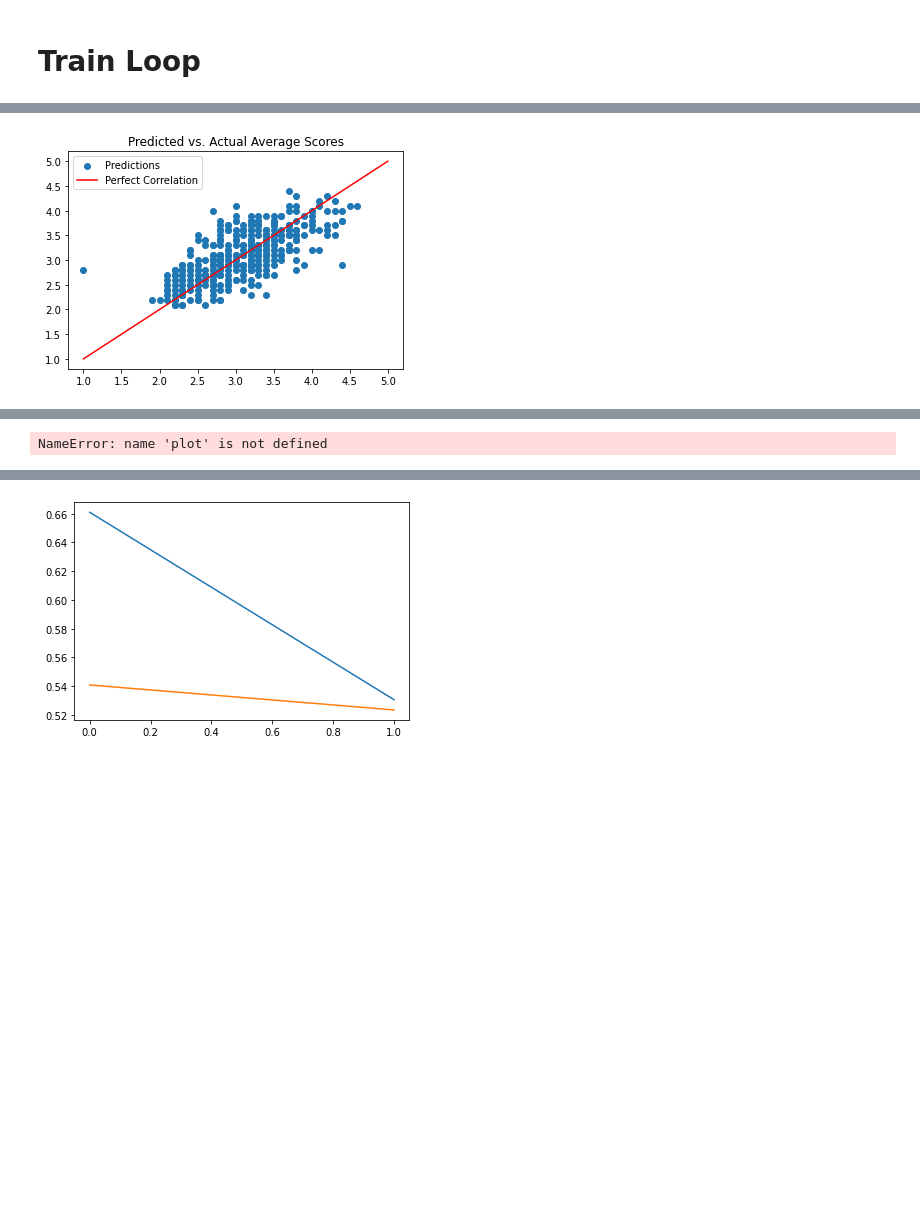
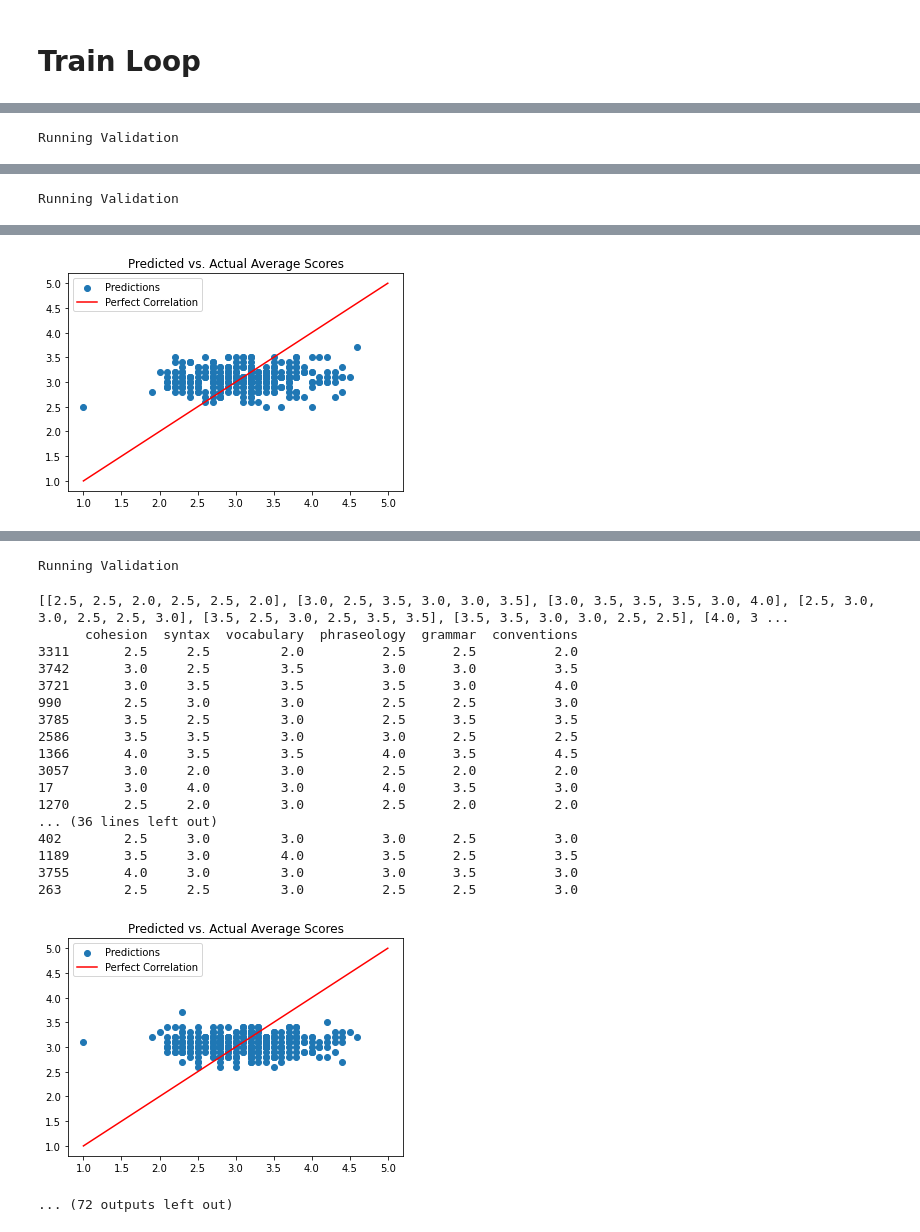
Before and after one commit to kdevoe/Essay-Scoring, a Jupyter notebook: ell-debertav3-base.ipynb, the cells around one changed output, grey strips where cells are left out. Drawn from its saved outputs; the diff is of its cells as text; code cells hidden in the pictures; blank space fills up the shorter version.

```diff
--- a/ell-debertav3-base.ipynb
+++ b/ell-debertav3-base.ipynb
@@ -477,29 +477,28 @@ def iterate(mode, dataloader, model, criterion, optimizer, batch_size, epoch, re
     return total_loss, labels, predictions
 # %%
 def save_results(results, hparams, train_loss, val_loss, epoch, path="../working/performance.csv"):
-     # Add losses to output
-            results[-2].append(train_loss)
-            results[-1].append(val_loss)
+    # Add losses to output
+    results[-2].append(train_loss)
+    results[-1].append(val_loss)
 
-            # Write output to outfile
-            max_epochs = max([len(result) for result in results])
+    # Write output to outfile
+    max_epochs = max([len(result) for result in results])
 
-            train_val = ['train', 'val'] * hparams.shape[0]
+    train_val = ['train', 'val'] * hparams.shape[0]
 
-            df_results = pd.DataFrame(results, columns = [x + 1 for x in range(max_epochs)])
+    df_results = pd.DataFrame(results, columns = [x + 1 for x in range(max_epochs)])
 
-            double_df = pd.DataFrame(np.repeat(hparams.values, 2, axis=0))
-            double_df.columns = hparams.columns
-            double_df.insert(loc=double_df.shape[1], column='Type', value=train_val)
+    double_df = pd.DataFrame(np.repeat(hparams.values, 2, axis=0))
+    double_df.columns = hparams.columns
+    double_df.insert(loc=double_df.shape[1], column='Type', value=train_val)
 
-            df_results = pd.concat([double_df, df_results], axis=1)
+    df_results = pd.concat([double_df, df_results], axis=1)
 
-            df_results.to_csv('../working/performance.csv', index=False)
+    df_results.to_csv('../working/performance.csv', index=False)
 
-            # Print the results for the epoch
-            print(
-                f'Results Saved -- Epoch: {epoch + 1} | Train Loss: {train_loss: .3f} \
-                | Val Loss: {val_loss : .3f}')
+    # Print the results for the epoch
+    print(f'Results Saved -- Epoch: {epoch + 1} | Train Loss: {train_loss: .3f} \
+    | Val Loss: {val_loss : .3f}')
 # %%
 def plot_performance(labels, predictions, verbose=False,
                      categories=['cohesion', 'syntax', 'vocabulary', 'phraseology', 'grammar', 'conventions']):
@@ -571,12 +570,19 @@ def model_train(hparams, idx, results):
     for epoch in range(epochs):
 
         # Run Training
+        print("Running Training")
         total_loss_train, train_labels, train_predictions = iterate("train", train_dataloader,
-                                                                        model, criterion, optimizer, batch_size, epoch)
+                                                                        model, criterion, optimizer,
+                                                                        batch_size, epoch, report_steps=1000)
         # Run Validation
+        print("Running Validation")
         with torch.no_grad():
             total_loss_val, val_labels, val_predictions = iterate("validation", val_dataloader,
-                                                                      model, criterion, optimizer, batch_size, epoch)
+                                                                      model, criterion, optimizer,
+                                                                      batch_size, epoch, report_steps=1000)
+        print(val_labels[:50])
+        print(df_val[categories].head(50))
+
         scheduler.step()
         plot_performance(val_labels, val_predictions)
         train_loss = total_loss_train / len(train_dataloader)
@@ -591,7 +597,7 @@ def model_train(hparams, idx, results):
 with torch.no_grad():
     torch.cuda.empty_cache()
 
-parametersPath = '../input/hp-set1/hyperparameters-set-16.csv'
+parametersPath = '../input/hp-set1/hyperparameters-set-18.csv'
 hyperparameters = pd.read_csv(parametersPath)
 
 results = [] # For storing results
@@ -627,0 +626 @@ Sample batch loss at iteration 2800:  0.795
+Running Validation
@@ -645,0 +647 @@ Sample batch loss at iteration 2800:  0.538
+Running Validation
@@ -646 +665 @@ Sample batch loss at iteration 2800:  0.538
-[figure, old version]
+[figure, new version]
@@ -664 +665,0 @@ Results Saved -- Epoch: 2 | Train Loss:  0.531                 | Val Loss:  0.52
-NameError: name 'plot' is not defined
@@ -665,4 +668,23 @@ NameError: name 'plot' is not defined
+Running Validation
+[[2.5, 2.5, 2.0, 2.5, 2.5, 2.0], [3.0, 2.5, 3.5, 3.0, 3.0, 3.5], [3.0, 3.5, 3.5, 3.5, 3.0, 4.0], [2.5, 3.0, 3.0, 2.5, 2.5, 3.0], [3.5, 2.5, 3.0, 2.5, 3.5, 3.5], [3.5, 3.5, 3.0, 3.0, 2.5, 2.5], [4.0, 3 ...
+      cohesion  syntax  vocabulary  phraseology  grammar  conventions
+3311       2.5     2.5         2.0          2.5      2.5          2.0
+3742       3.0     2.5         3.5          3.0      3.0          3.5
+3721       3.0     3.5         3.5          3.5      3.0          4.0
+990        2.5     3.0         3.0          2.5      2.5          3.0
+3785       3.5     2.5         3.0          2.5      3.5          3.5
+2586       3.5     3.5         3.0          3.0      2.5          2.5
+1366       4.0     3.5         3.5          4.0      3.5          4.5
+3057       3.0     2.0         3.0          2.5      2.0          2.0
+17         3.0     4.0         3.0          4.0      3.5          3.0
+1270       2.5     2.0         3.0          2.5      2.0          2.0
+... (36 lines left out)
+402        2.5     3.0         3.0          3.0      2.5          3.0
+1189       3.5     3.0         4.0          3.5      2.5          3.5
+3755       4.0     3.0         3.0          3.0      3.5          3.0
+263        2.5     2.5         3.0          2.5      2.5          3.0
-[figure, old version]
+[figure, new version]
+... (72 outputs left out)
 # %%
 #%%script false --no-raise-error
 
```
Also changed, not shown: parts of 8 cells of this notebook.
